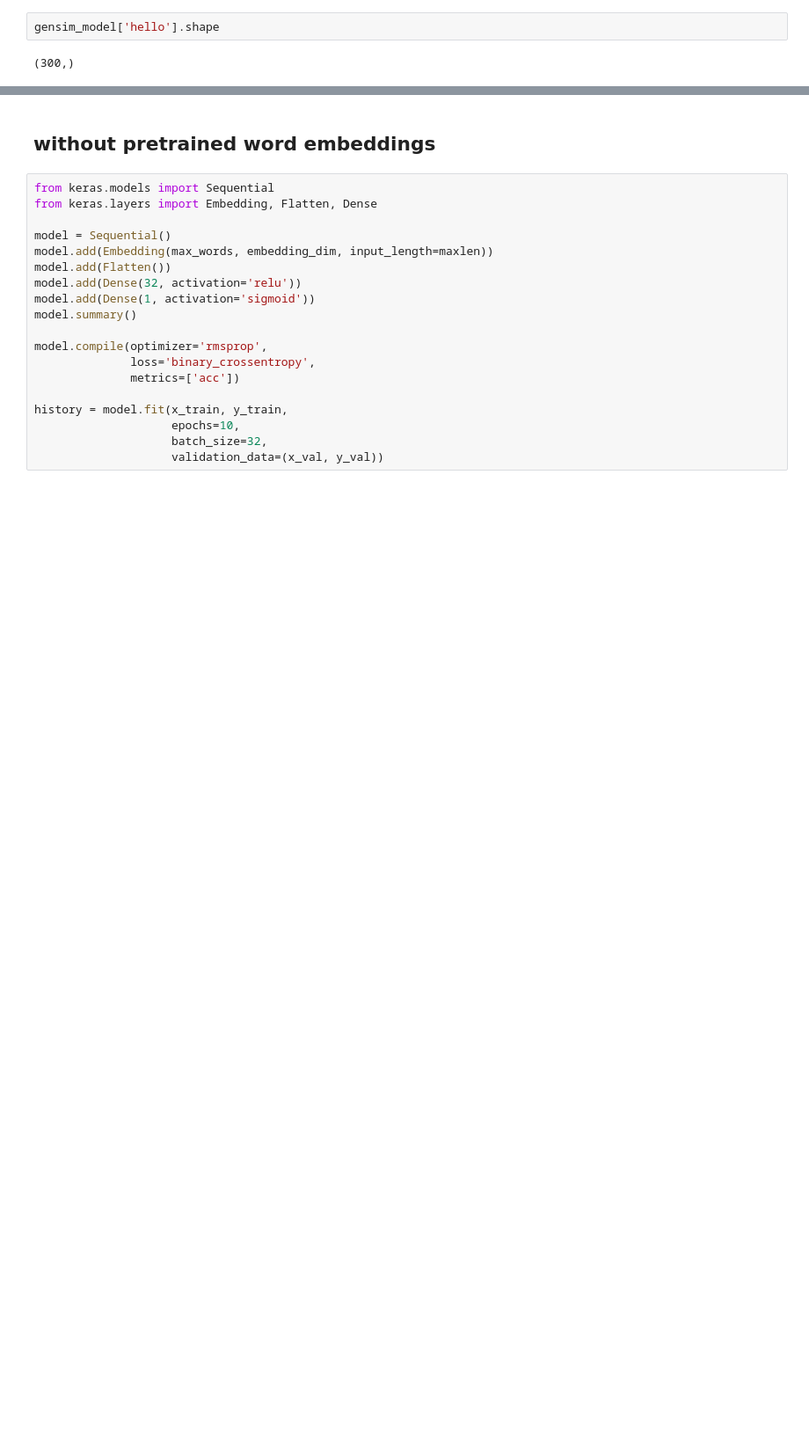
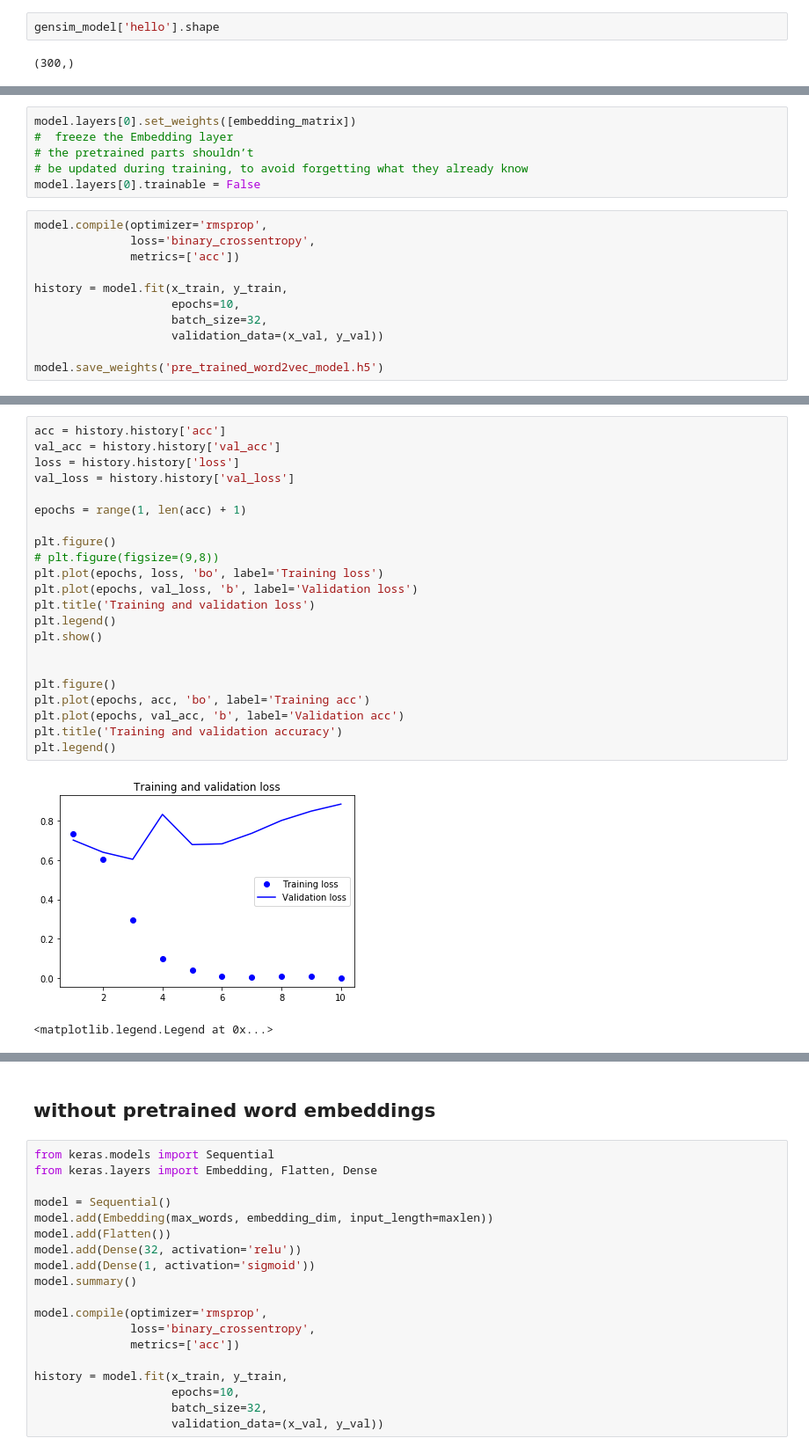
Before and after one commit to Kabongosalomon/Word-Embedding-Investigation, a Jupyter notebook: One_hot_and_Embeddings.ipynb, the cells around one changed output, grey strips where cells are left out. Shown at 88% size. Cells and saved outputs as stored; diff of their text form; blank space fills up the shorter version.

```diff
--- a/One_hot_and_Embeddings.ipynb
+++ b/One_hot_and_Embeddings.ipynb
@@ -1004,0 +1096,17 @@ gensim_model['hello'].shape
+# %%
+model.layers[0].set_weights([embedding_matrix])
+#  freeze the Embedding layer
+# the pretrained parts shouldn’t
+# be updated during training, to avoid forgetting what they already know
+model.layers[0].trainable = False
+# %%
+model.compile(optimizer='rmsprop',
+              loss='binary_crossentropy',
+              metrics=['acc'])
+
+history = model.fit(x_train, y_train,
+                    epochs=10,
+                    batch_size=32,
+                    validation_data=(x_val, y_val))
+
+model.save_weights('pre_trained_word2vec_model.h5')
@@ -1004,0 +1131,25 @@ gensim_model['hello'].shape
+# %%
+acc = history.history['acc']
+val_acc = history.history['val_acc']
+loss = history.history['loss']
+val_loss = history.history['val_loss']
+
+epochs = range(1, len(acc) + 1)
+
+plt.figure()
+# plt.figure(figsize=(9,8))
+plt.plot(epochs, loss, 'bo', label='Training loss')
+plt.plot(epochs, val_loss, 'b', label='Validation loss')
+plt.title('Training and validation loss')
+plt.legend()
+plt.show()
+
+
+plt.figure()
+plt.plot(epochs, acc, 'bo', label='Training acc')
+plt.plot(epochs, val_acc, 'b', label='Validation acc')
+plt.title('Training and validation accuracy')
+plt.legend()
+# %% [output]
+[figure, added]
+<matplotlib.legend.Legend at 0x...>
```
Also changed, not shown: parts of 22 cells of this notebook.
